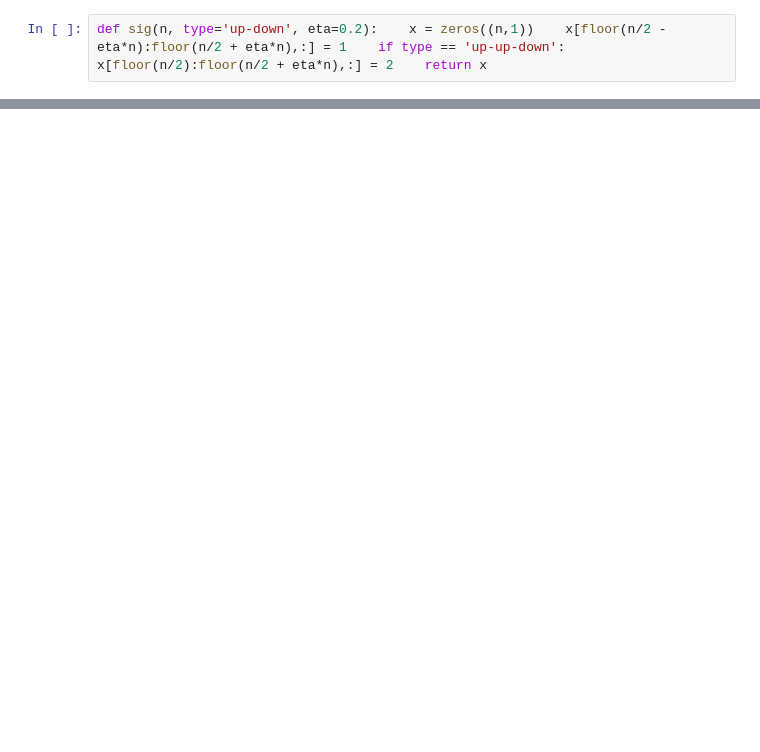
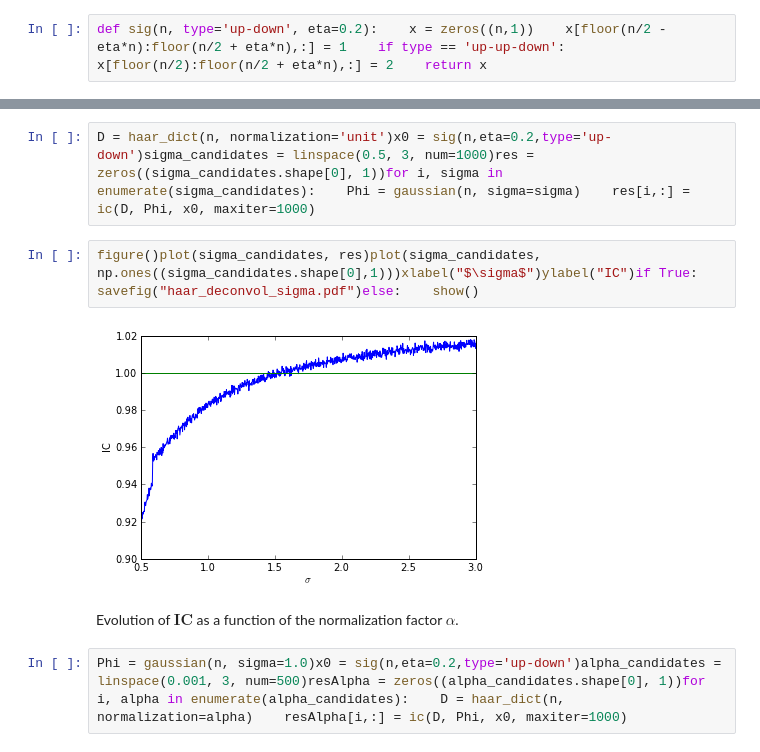
Before and after one commit to svaiter/robust_sparse_analysis_regularization, a Jupyter notebook: haar_deconvolution.ipynb, the cells around one changed output, grey strips where cells are left out. Drawn from its saved outputs; the diff is of its cells as text; blank space fills up the shorter version.

```diff
--- a/haar_deconvolution.ipynb
+++ b/haar_deconvolution.ipynb
@@ -20,0 +31,10 @@ Phi = eye(n)x0 = sig(n,eta=0.05,type='up-down')figure(1)subplot(221)title(r"$x_0
+# %%
+D = haar_dict(n, normalization='unit')x0 = sig(n,eta=0.2,type='up-down')sigma_candidates = linspace(0.5, 3, num=1000)res = zeros((sigma_candidates.shape[0], 1))for i, sigma in enumerate(sigma_candidates):    Phi = gaussian(n, sigma=sigma)    res[i,:] = ic(D, Phi, x0, maxiter=1000)
+# %%
+figure()plot(sigma_candidates, res)plot(sigma_candidates, np.ones((sigma_candidates.shape[0],1)))xlabel("$\sigma$")ylabel("IC")if True:    savefig("haar_deconvol_sigma.pdf")else:    show()
+# %% [output]
+[figure, added]
+# %% [markdown]
+Evolution of $\textbf{IC}$ as a function of the normalization factor $\alpha$.
+# %%
+Phi = gaussian(n, sigma=1.0)x0 = sig(n,eta=0.2,type='up-down')alpha_candidates = linspace(0.001, 3, num=500)resAlpha = zeros((alpha_candidates.shape[0], 1))for i, alpha in enumerate(alpha_candidates):    D = haar_dict(n, normalization=alpha)    resAlpha[i,:] = ic(D, Phi, x0, maxiter=1000)
```
Also changed, not shown: parts of 13 cells of this notebook, 3 other files.
